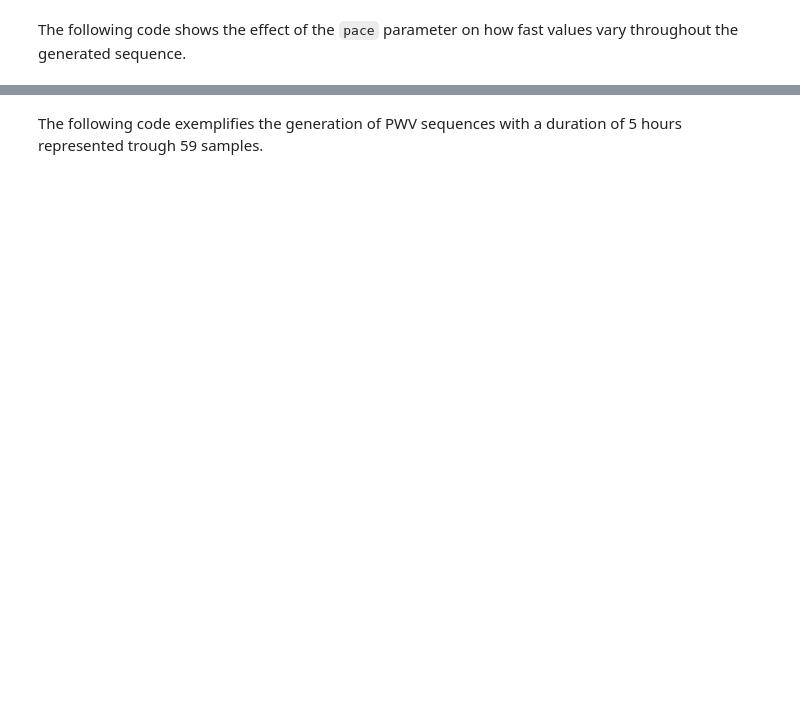
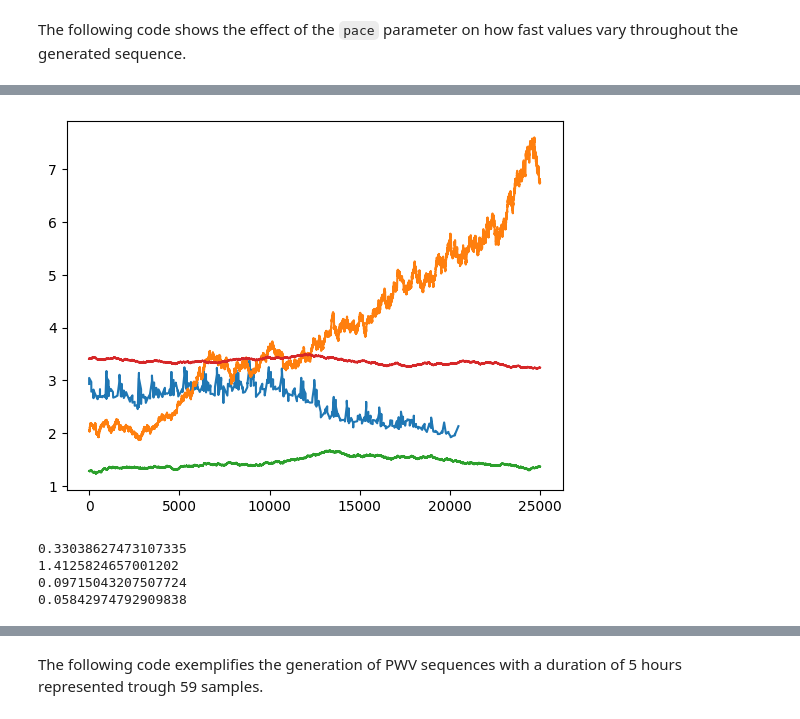
Before and after one commit to Aspie96/AstroTesi, a Jupyter notebook: notebooks/GeneratePVW.ipynb, the cells around one changed output, grey strips where cells are left out. Drawn from its saved outputs; the diff is of its cells as text; code cells hidden in the pictures; blank space fills up the shorter version.

```diff
--- a/notebooks/GeneratePVW.ipynb
+++ b/notebooks/GeneratePVW.ipynb
@@ -242,0 +275,47 @@ for i in range(500):
+# %%
+pwv_real = random.choice(selected)
+plt.plot(pwv_real[0] - pwv_real[0][0], pwv_real[1])
+#plt.show()
+
+pwv1 = random_pwv(25000, pace=1e5)
+plt.plot(pwv1)
+#plt.show()
+
+pwv2 = random_pwv(25000, pace=1e6)
+plt.plot(pwv2)
+#plt.show()
+
+pwv3 = random_pwv(25000, pace=1e7)
+plt.plot(pwv3)
+plt.show()
+
+print(pwv_real[1].std())
+print(pwv1.std())
+print(pwv2.std())
+print(pwv3.std())
+
+count = [0, 0, 0, 0]
+
+for i in range(100):
+	pwv_real = random.choice(selected)
+	pwv1 = random_pwv(int(pwv_real[0][-1] - pwv_real[0][0]), pace=1e5)
+	pwv2 = random_pwv(int(pwv_real[0][-1] - pwv_real[0][0]), pace=1e6)
+	pwv3 = random_pwv(int(pwv_real[0][-1] - pwv_real[0][0]), pace=1e7)
+	std_real = pwv_real[1].std()
+	std1 = pwv1.std()
+	std2 = pwv2.std()
+	std3 = pwv3.std()
+	if std_real < std3:
+		count[3] += 1
+	elif std_real < std2:
+		count[2] += 1
+	elif std_real < std1:
+		count[1] += 1
+	else:
+		count[0] += 1
+# %% [output]
+[figure, added]
+0.33038627473107335
+1.4125824657001202
+0.09715043207507724
+0.05842974792909838
```
Also changed, not shown: parts of 10 cells of this notebook.
